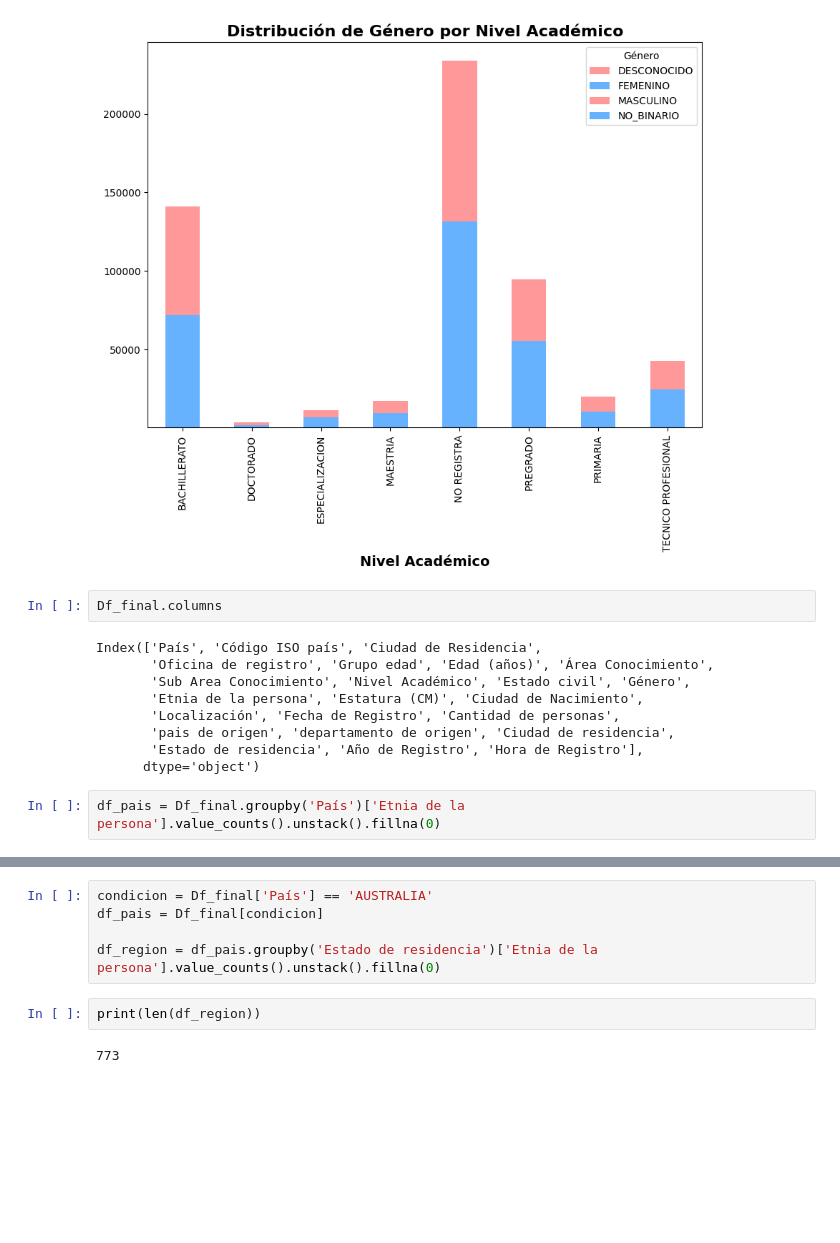
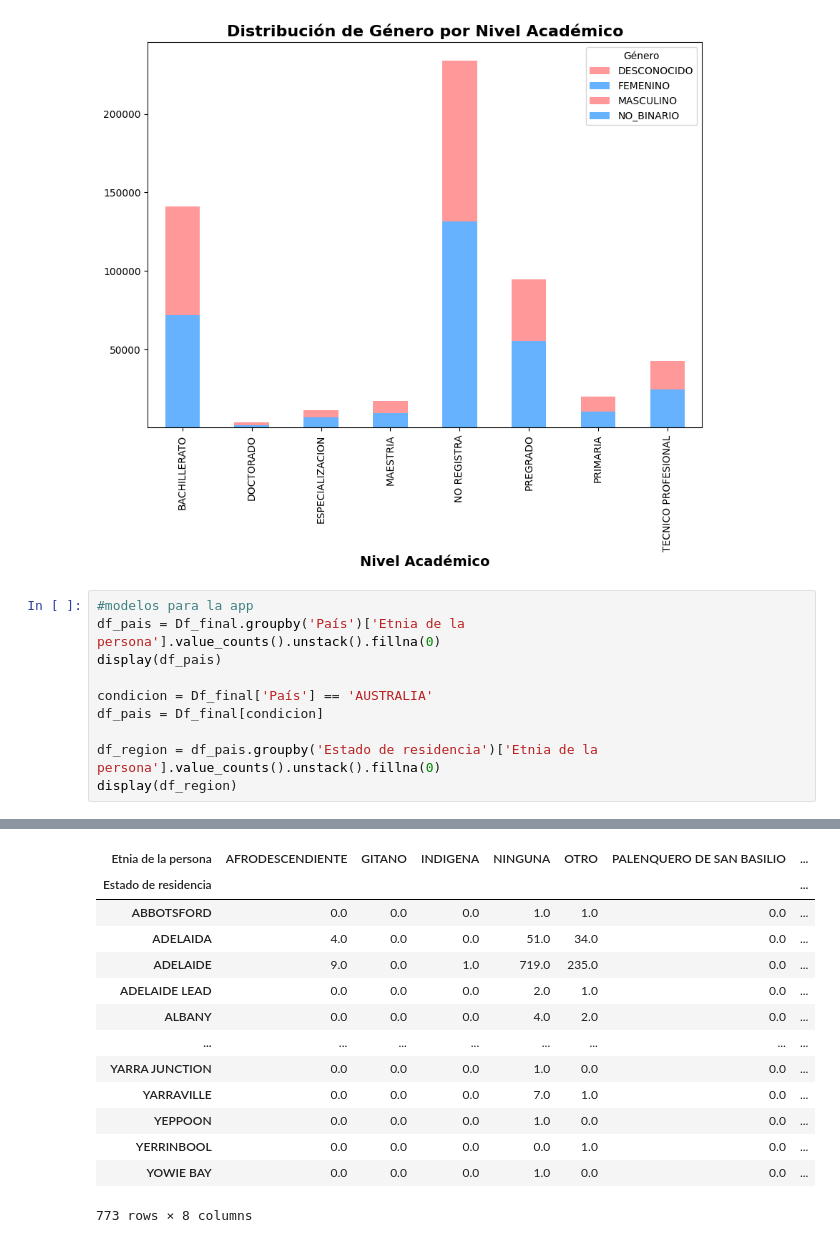
Before and after one commit to Jesus-Gamboa/analisisdatos, a Jupyter notebook: Analisis_de_los_datos.ipynb, the cells around one changed output, grey strips where cells are left out. Cells and saved outputs as stored; diff of their text form; blank space fills up the shorter version.

```diff
--- a/Analisis_de_los_datos.ipynb
+++ b/Analisis_de_los_datos.ipynb
@@ -245,16 +244,14 @@ plt.xlabel('Nivel Académico', fontsize=14, fontweight='bold')
 # %% [output]
 Text(0.5, 0, 'Nivel Académico')
 [figure]
-# %%
-Df_final.columns
-# %% [output]
-Index(['País', 'Código ISO país', 'Ciudad de Residencia',
-       'Oficina de registro', 'Grupo edad', 'Edad (años)', 'Área Conocimiento',
-       'Sub Area Conocimiento', 'Nivel Académico', 'Estado civil', 'Género',
-       'Etnia de la persona', 'Estatura (CM)', 'Ciudad de Nacimiento',
-       'Localización', 'Fecha de Registro', 'Cantidad de personas',
-       'pais de origen', 'departamento de origen', 'Ciudad de residencia',
-       'Estado de residencia', 'Año de Registro', 'Hora de Registro'],
-      dtype='object')
 # %%
+#modelos para la app
 df_pais = Df_final.groupby('País')['Etnia de la persona'].value_counts().unstack().fillna(0)
+display(df_pais)
+
+condicion = Df_final['País'] == 'AUSTRALIA'
+df_pais = Df_final[condicion]
+
+df_region = df_pais.groupby('Estado de residencia')['Etnia de la persona'].value_counts().unstack().fillna(0)
+display(df_region)
+# %% [output]
@@ -261,9 +264,14 @@ df_pais = Df_final.groupby('País')['Etnia de la persona'].value_counts().unstac
+| Etnia de la persona | AFRODESCENDIENTE | GITANO | INDIGENA | NINGUNA | OTRO | PALENQUERO DE SAN BASILIO | ... |
+| Estado de residencia |  |  |  |  |  |  | ... |
+| ABBOTSFORD | 0.0 | 0.0 | 0.0 | 1.0 | 1.0 | 0.0 | ... |
+| ADELAIDA | 4.0 | 0.0 | 0.0 | 51.0 | 34.0 | 0.0 | ... |
+| ADELAIDE | 9.0 | 0.0 | 1.0 | 719.0 | 235.0 | 0.0 | ... |
+| ADELAIDE LEAD | 0.0 | 0.0 | 0.0 | 2.0 | 1.0 | 0.0 | ... |
+| ALBANY | 0.0 | 0.0 | 0.0 | 4.0 | 2.0 | 0.0 | ... |
+| ... | ... | ... | ... | ... | ... | ... | ... |
+| YARRA JUNCTION | 0.0 | 0.0 | 0.0 | 1.0 | 0.0 | 0.0 | ... |
+| YARRAVILLE | 0.0 | 0.0 | 0.0 | 7.0 | 1.0 | 0.0 | ... |
+| YEPPOON | 0.0 | 0.0 | 0.0 | 1.0 | 0.0 | 0.0 | ... |
+| YERRINBOOL | 0.0 | 0.0 | 0.0 | 0.0 | 1.0 | 0.0 | ... |
+| YOWIE BAY | 0.0 | 0.0 | 0.0 | 1.0 | 0.0 | 0.0 | ... |
+773 rows × 8 columns
-# %%
-condicion = Df_final['País'] == 'AUSTRALIA'
-df_pais = Df_final[condicion]
-
-df_region = df_pais.groupby('Estado de residencia')['Etnia de la persona'].value_counts().unstack().fillna(0)
-# %%
-print(len(df_region))
-# %% [output]
-773
```
Also changed, not shown: parts of 5 cells of this notebook, 4 other files.
